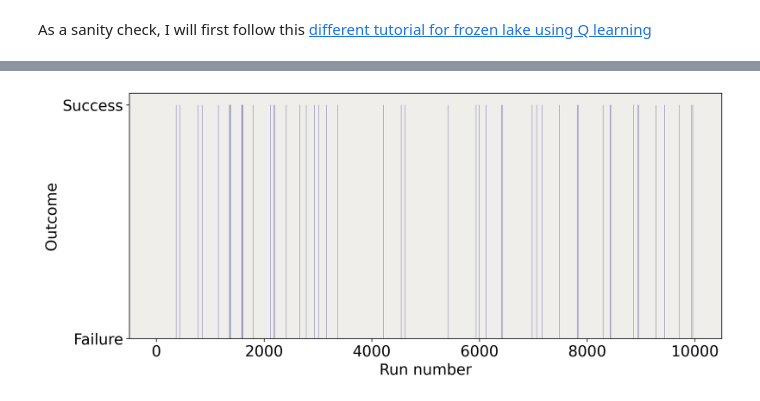
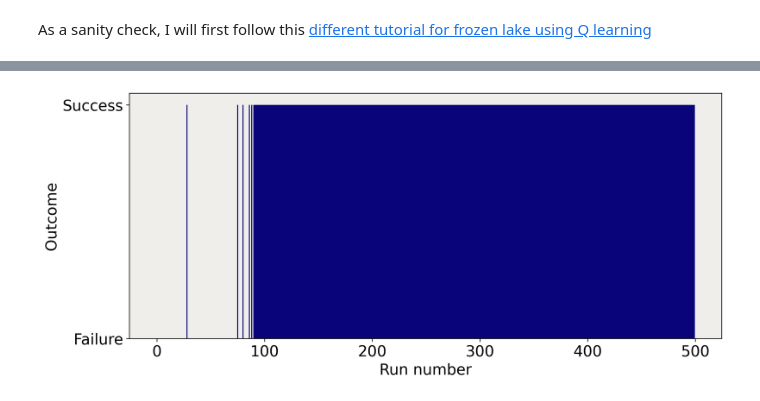
Before and after one commit to Thomas-Molen/FHICT-S7-AI, a Jupyter notebook: ReinforcementLearning/RLExploration.ipynb, the cells around one changed output, grey strips where cells are left out. Drawn from its saved outputs; the diff is of its cells as text; code cells hidden in the pictures.

```diff
--- a/ReinforcementLearning/RLExploration.ipynb
+++ b/ReinforcementLearning/RLExploration.ipynb
@@ -720,13 +720,13 @@ import matplotlib.pyplot as plt
 import gym
 import numpy as np
 
-env = gym.make('FrozenLake-v1', render_mode='rgb_array', map_name='4x4')
+env = gym.make('FrozenLake-v1', render_mode='rgb_array', map_name='4x4', is_slippery=False)
 
 # We re-initialize the Q-table
 qtable = np.zeros((env.observation_space.n, env.action_space.n))
 
 # Hyperparameters
-episodes = 10000       # Total number of episodes
+episodes = 500       # Total number of episodes
 alpha = 0.5            # Learning rate
 gamma = 0.9            # Discount factor
 
@@ -805,2 +805,2 @@ Q-table before training:
-[figure, old version]
+[figure, new version]
 # %% [markdown]
```
Also changed, not shown: parts of 9 cells of this notebook, 1 other file.
